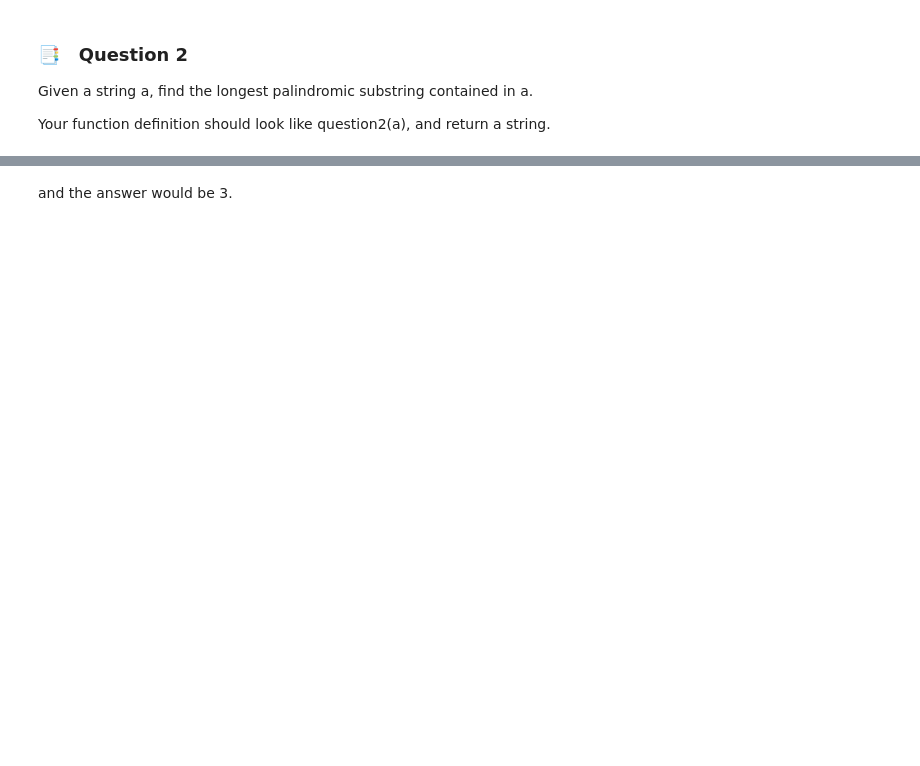
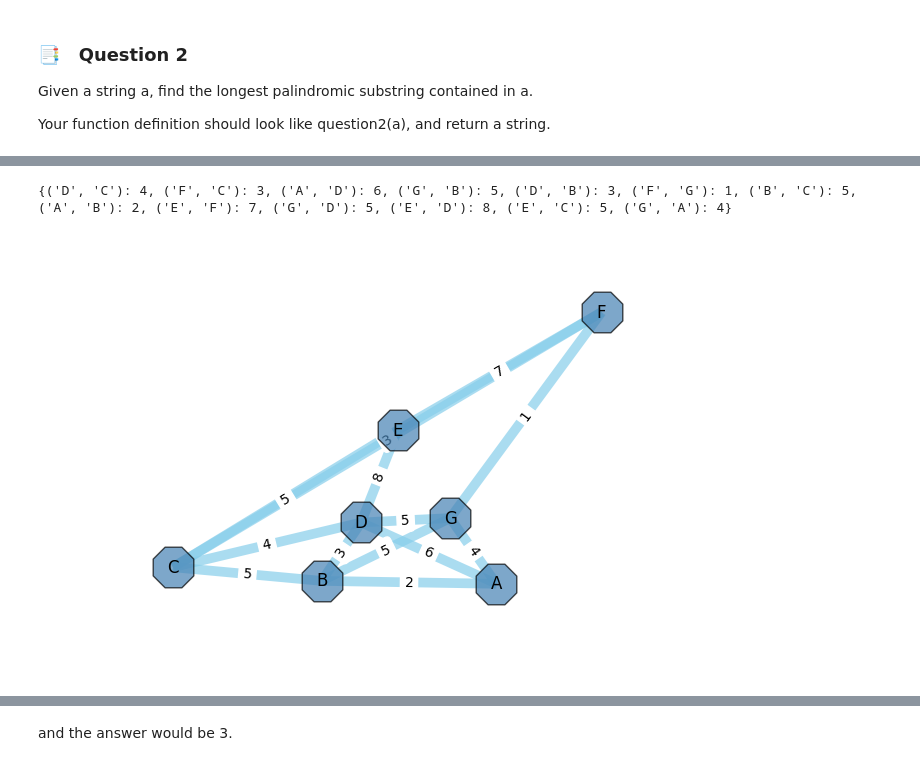
Before and after one commit to OlgaBelitskaya/resume-builder, a Jupyter notebook: Udacity_Technical_Interview_Practice_Project.ipynb, the cells around one changed output, grey strips where cells are left out. Saved outputs shown, nothing was run; the diff lists cells and outputs as text; code cells hidden in the pictures; blank space fills up the shorter version.

```diff
--- a/Udacity_Technical_Interview_Practice_Project.ipynb
+++ b/Udacity_Technical_Interview_Practice_Project.ipynb
@@ -48,0 +161,26 @@ def question3(G):
+# %%
+G = {'A': [('B', 2), ('D', 6), ('G', 4)],
+     'B': [('A', 2), ('C', 5)],
+     'C': [('B', 5)],
+     'D': [('B', 3), ('C', 4)],
+     'E': [('C', 5), ('D', 8)],
+     'F': [('C', 3), ('E', 7)],
+     'G': [('B', 5), ('D', 5), ('F', 1)]}
+
+WG = create_wgraph(G)
+weights = nx.get_edge_attributes(WG,'weight')
+print (weights)
+print('')
+print ('-----------------------------------------------------------------------------------------------------------')
+print('')
+MST = nx.minimum_spanning_tree(WG)
+weightsMST = nx.get_edge_attributes(MST,'weight')
+print (weightsMST)
+print('')
+print ('-----------------------------------------------------------------------------------------------------------')
+print('')
+print (create_wdictionary(MST))
+print('')
+print ('-----------------------------------------------------------------------------------------------------------')
+print('')
+print (question3(G))
@@ -48,0 +201,9 @@ def question3(G):
+# %%
+pos=nx.fruchterman_reingold_layout(WG)
+nx.draw(WG, pos, with_labels=True, node_shape='8', node_size=1000,
+        node_color='steelblue', edge_color='skyblue', width=7, alpha=0.7)
+nx.draw_networkx_edge_labels(WG, pos, edge_labels=weights)
+print (weights)
+# %% [output]
+{('D', 'C'): 4, ('F', 'C'): 3, ('A', 'D'): 6, ('G', 'B'): 5, ('D', 'B'): 3, ('F', 'G'): 1, ('B', 'C'): 5, ('A', 'B'): 2, ('E', 'F'): 7, ('G', 'D'): 5, ('E', 'D'): 8, ('E', 'C'): 5, ('G', 'A'): 4}
+[figure, added]
```
Also changed, not shown: parts of 25 cells of this notebook, 3 other files.
